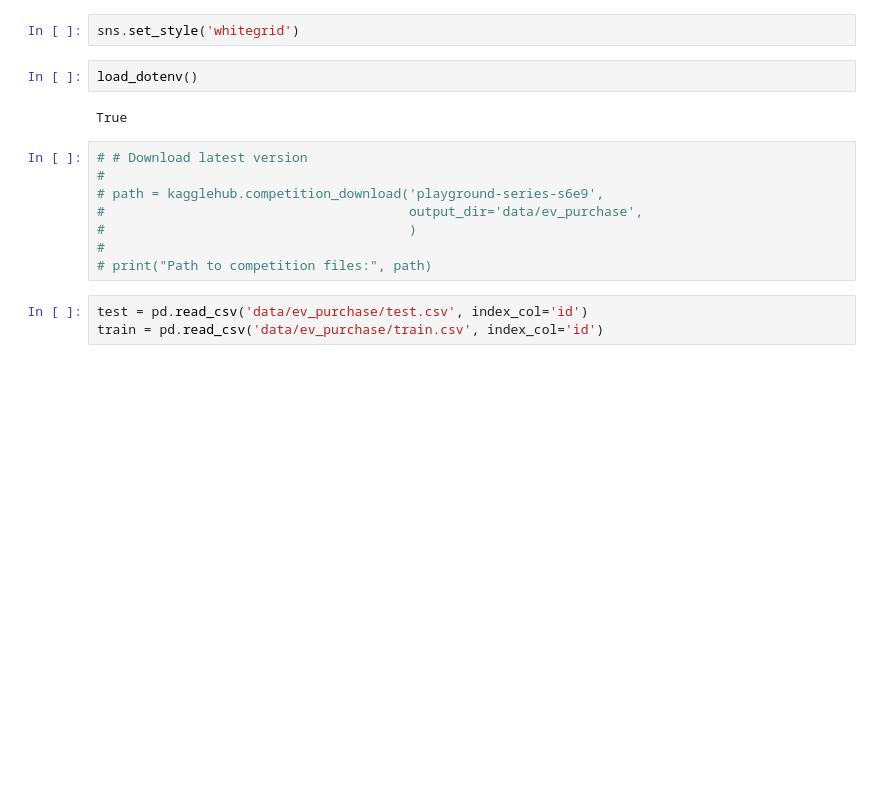
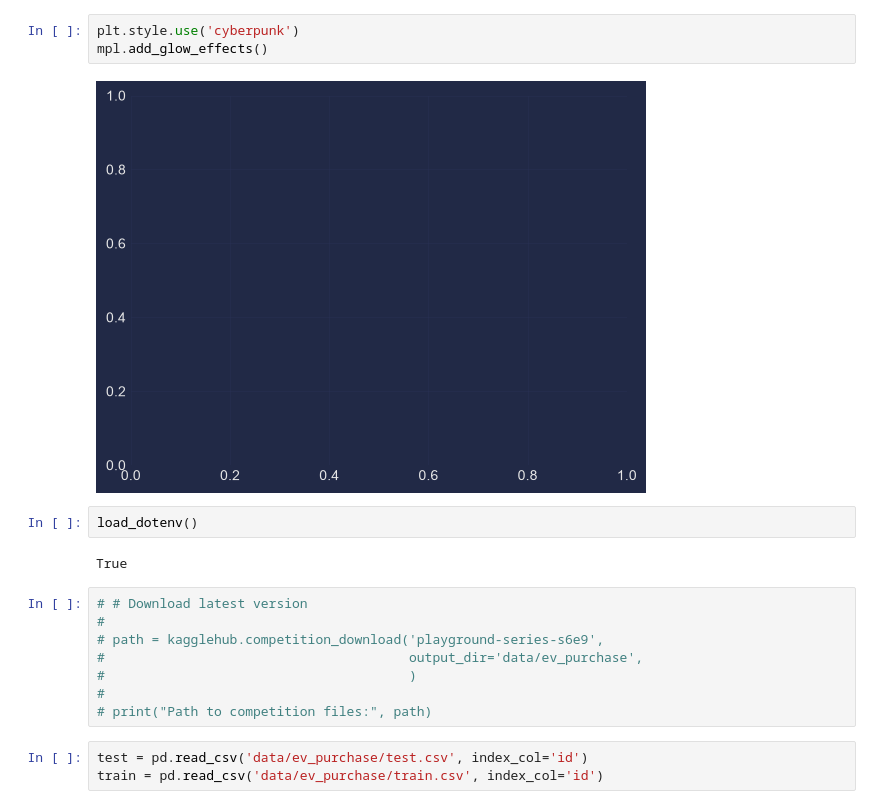
Before and after one commit to KevinShindel/MachineLearning, a Jupyter notebook: Kaggle/Challenges/Predicting Electric Vehicle Purchases.ipynb, the cells around one changed output. Drawn from its saved outputs; the diff is of its cells as text; blank space fills up the shorter version.

```diff
--- a/Kaggle/Challenges/Predicting Electric Vehicle Purchases.ipynb
+++ b/Kaggle/Challenges/Predicting Electric Vehicle Purchases.ipynb
@@ -9,5 +25,8 @@ from sklearn.preprocessing import StandardScaler, LabelEncoder, OneHotEncoder, O
 # %%
-sns.set_style('whitegrid')
+plt.style.use('cyberpunk')
+mpl.add_glow_effects()
+# %% [output]
+[figure, added]
 # %%
 load_dotenv()
 # %% [output]
```
Also changed, not shown: parts of 26 cells of this notebook, 1 other file.
